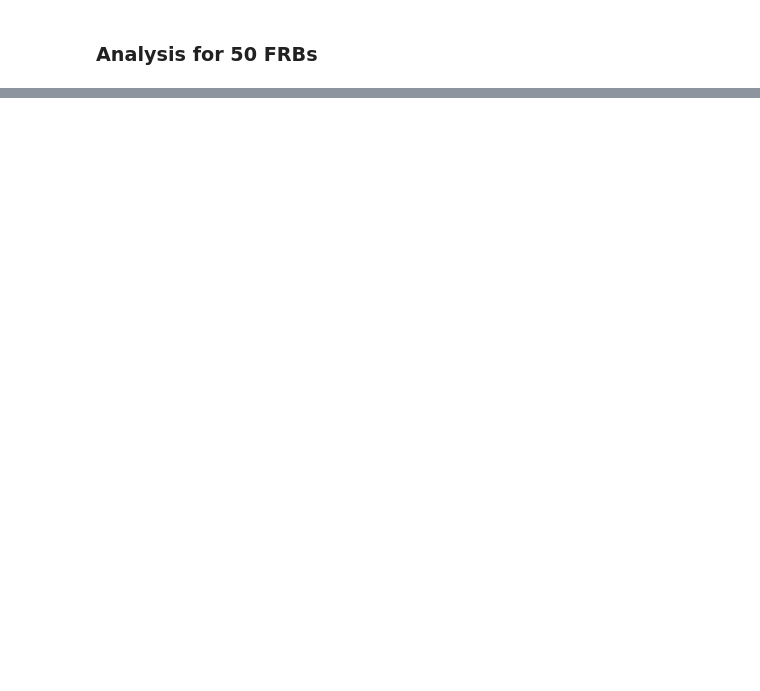
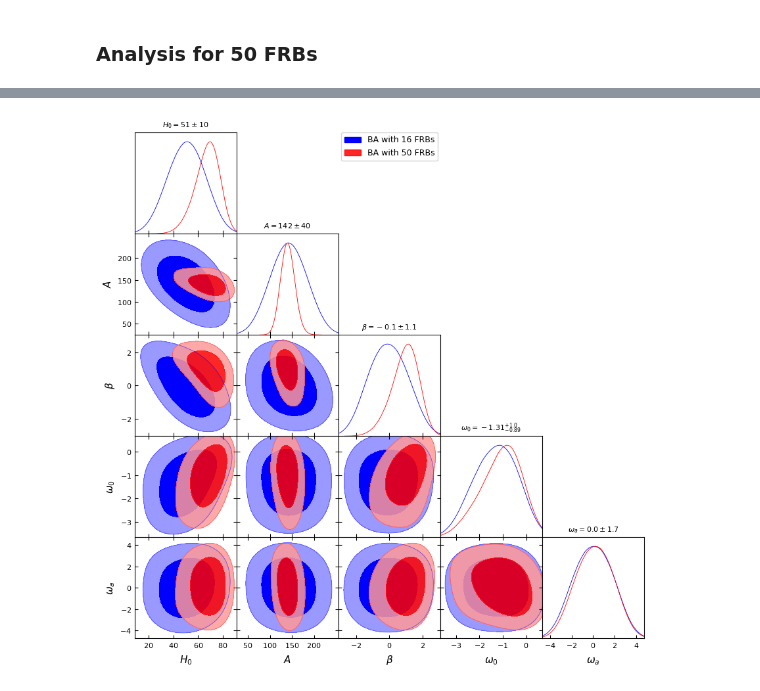
Before and after one commit to lazarolima/cosmology_reconstruction-_frb, a Jupyter notebook: 52frbs_dark_energy.ipynb, the cells around one changed output, grey strips where cells are left out. Cells and saved outputs as stored; diff of their text form; code cells hidden in the pictures; blank space fills up the shorter version.

```diff
--- a/52frbs_dark_energy.ipynb
+++ b/52frbs_dark_energy.ipynb
@@ -108,7 +114,7 @@ sampler_p2_16 = ultranest.ReactiveNestedSampler(
     P_p2.prior_transform
 )
 
-"""sampler_p3_16 = ultranest.ReactiveNestedSampler(
+sampler_p3_16 = ultranest.ReactiveNestedSampler(
     P_p3.param_names,
     lambda params: LF_p3.log_likelihood(
         params,
@@ -117,4 +123,4 @@ sampler_p2_16 = ultranest.ReactiveNestedSampler(
         errors=dm_ext_errors_16
     ),
     P_p3.prior_transform
-)"""
+)
@@ -274,0 +366,3 @@ sampler_p3_50.print_results()
+# %%
+result3_64 = sampler_p3_64.run(min_num_live_points=400)
+sampler_p3_64.print_results()
@@ -333,13 +455,15 @@ g.export('Figuras/H_p2.png', dpi=600)
 # %%
 # Plotando os Triangle plots
 g = plots.get_subplot_plotter()
 mcsamples3_16.updateSettings({'smooth_scale_2D': 0.9, 'smooth_scale_1D': 0.9})
-mcsamples3_50.updateSettings({'smooth_scale_2D': 0.9, 'smooth_scale_1D': 0.9})
+mcsamples3_64.updateSettings({'smooth_scale_2D': 0.9, 'smooth_scale_1D': 0.9})
 g.settings.num_plot_contours = 2
-g.triangle_plot([mcsamples3_16, mcsamples3_50], filled=True, contour_colors=['blue', 'red'],
-                legend_labels=['P. 3 with 16 FRBs', 'P. 3 with 50 FRBs'],
+g.triangle_plot([mcsamples3_16, mcsamples3_64], filled=True, contour_colors=['blue', 'red'],
+                legend_labels=['BA with 16 FRBs', 'BA with 50 FRBs'],
                 title_limit=1)
-g.export('Figuras/H_p3.png', dpi=600)
+g.export('Figuras/param_BA.png', dpi=600)
+# %% [output]
+[figure, added]
 # %%
 from ultranest.plot import PredictionBand
 from equations import DM_EXT_model
```
Also changed, not shown: parts of 19 cells of this notebook, 12 other files.
